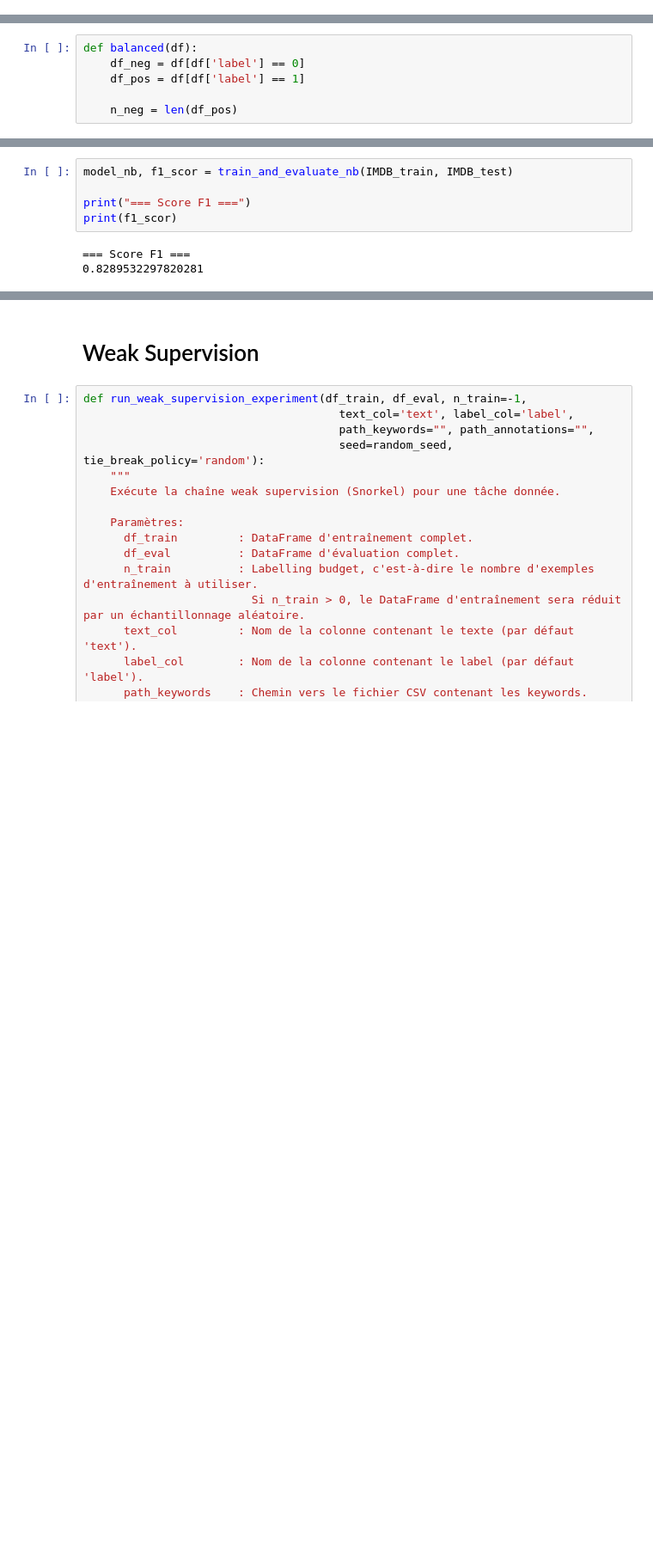
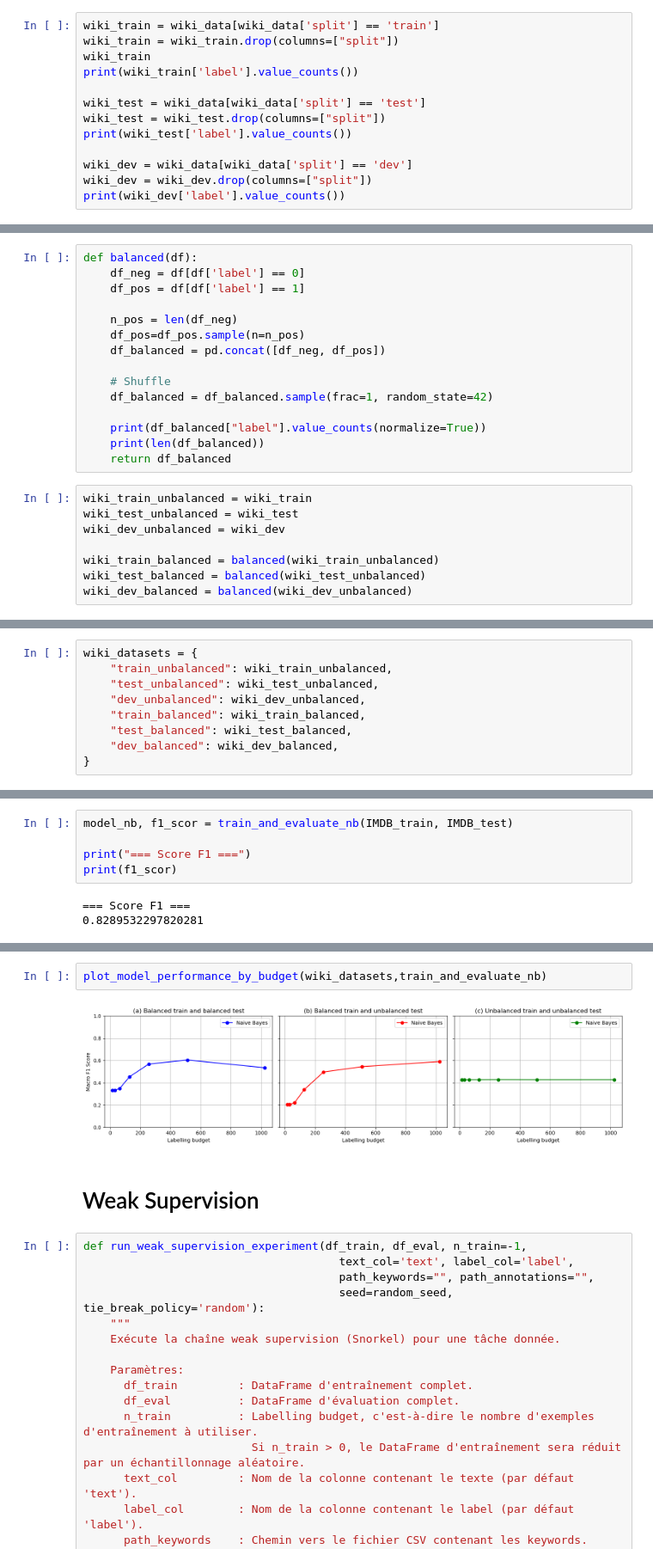
Before and after one commit to sanialecs/cheap_learning, a Jupyter notebook: Cheap_Learning.ipynb, the cells around one changed output, grey strips where cells are left out. Shown at 86% size. Drawn from its saved outputs; the diff is of its cells as text; blank space fills up the shorter version.

```diff
--- a/Cheap_Learning.ipynb
+++ b/Cheap_Learning.ipynb
@@ -59,0 +117,13 @@ wiki_comments
+# %%
+wiki_train = wiki_data[wiki_data['split'] == 'train']
+wiki_train = wiki_train.drop(columns=["split"])
+wiki_train
+print(wiki_train['label'].value_counts())
+
+wiki_test = wiki_data[wiki_data['split'] == 'test']
+wiki_test = wiki_test.drop(columns=["split"])
+print(wiki_test['label'].value_counts())
+
+wiki_dev = wiki_data[wiki_data['split'] == 'dev']
+wiki_dev = wiki_dev.drop(columns=["split"])
+print(wiki_dev['label'].value_counts())
@@ -101,4 +202,21 @@ def balanced(df):
     df_neg = df[df['label'] == 0]
     df_pos = df[df['label'] == 1]
 
-    n_neg = len(df_pos)
+    n_pos = len(df_neg)
+    df_pos=df_pos.sample(n=n_pos)
+    df_balanced = pd.concat([df_neg, df_pos])
+
+    # Shuffle
+    df_balanced = df_balanced.sample(frac=1, random_state=42)
+
+    print(df_balanced["label"].value_counts(normalize=True))
+    print(len(df_balanced))
+    return df_balanced
+# %%
+wiki_train_unbalanced = wiki_train
+wiki_test_unbalanced = wiki_test
+wiki_dev_unbalanced = wiki_dev
+
+wiki_train_balanced = balanced(wiki_train_unbalanced)
+wiki_test_balanced = balanced(wiki_test_unbalanced)
+wiki_dev_balanced = balanced(wiki_dev_unbalanced)
@@ -105,3 +239,12 @@ def balanced(df):
+# %%
+wiki_datasets = {
+    "train_unbalanced": wiki_train_unbalanced,
+    "test_unbalanced": wiki_test_unbalanced,
+    "dev_unbalanced": wiki_dev_unbalanced,
+    "train_balanced": wiki_train_balanced,
+    "test_balanced": wiki_test_balanced,
+    "dev_balanced": wiki_dev_balanced,
+}
 # %% [markdown]
 # Naive Bayes
 # %%
@@ -202,3 +354,7 @@ plt.show()
+# %%
+plot_model_performance_by_budget(wiki_datasets,train_and_evaluate_nb)
+# %% [output]
+[figure, added]
 # %% [markdown]
 # Weak Supervision
 # %%
```
Also changed, not shown: parts of 16 cells of this notebook, 1 other file.
